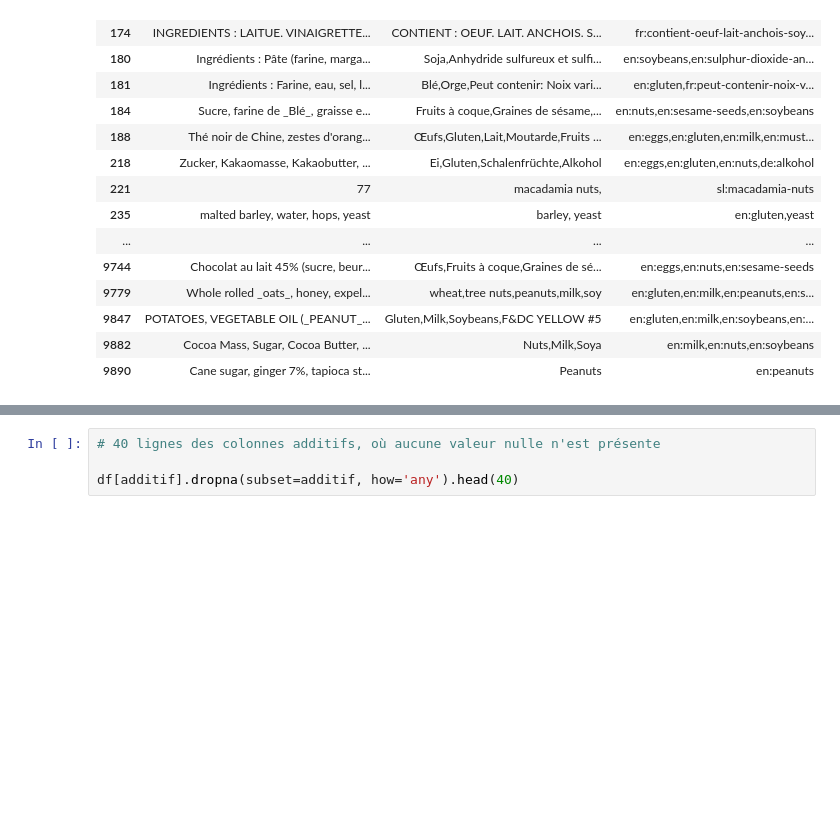
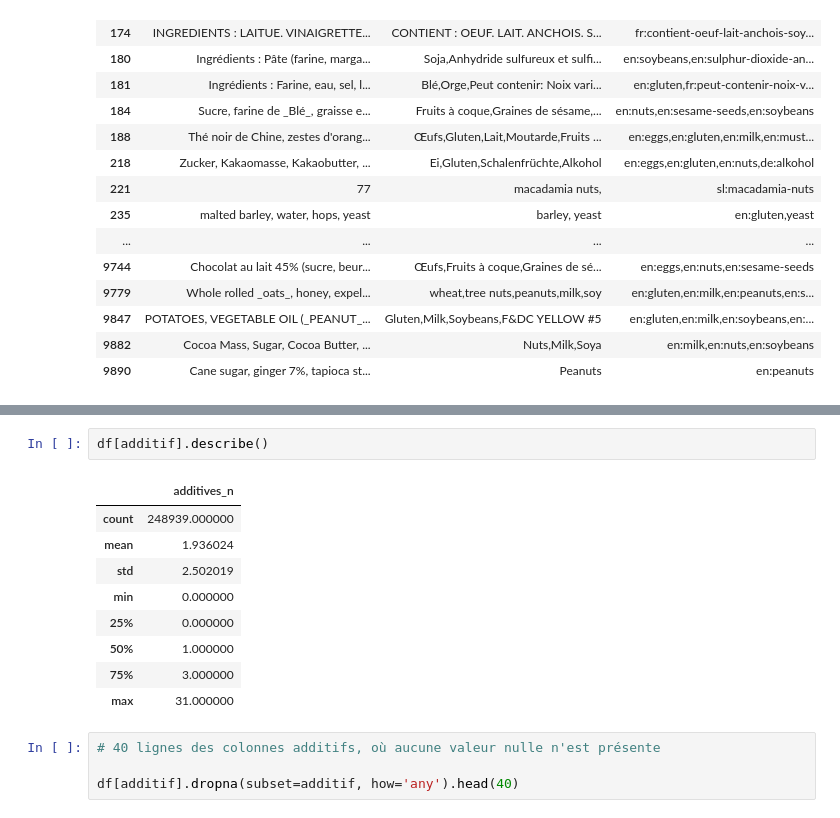
Before and after one commit to Nacim-B/Sante_Publique_France, a Jupyter notebook: Sante_Publique.ipynb, the cells around one changed output, grey strips where cells are left out. Drawn from its saved outputs; the diff is of its cells as text; blank space fills up the shorter version.

```diff
--- a/Sante_Publique.ipynb
+++ b/Sante_Publique.ipynb
@@ -194,3 +193,15 @@ additives_n :  248939
+# %%
+df[additif].describe()
+# %% [output]
+|  | additives_n |
+| count | 248939.000000 |
+| mean | 1.936024 |
+| std | 2.502019 |
+| min | 0.000000 |
+| 25% | 0.000000 |
+| 50% | 1.000000 |
+| 75% | 3.000000 |
+| max | 31.000000 |
 # %%
 # 40 lignes des colonnes additifs, où aucune valeur nulle n'est présente
 
```
Also changed, not shown: parts of 26 cells of this notebook.
